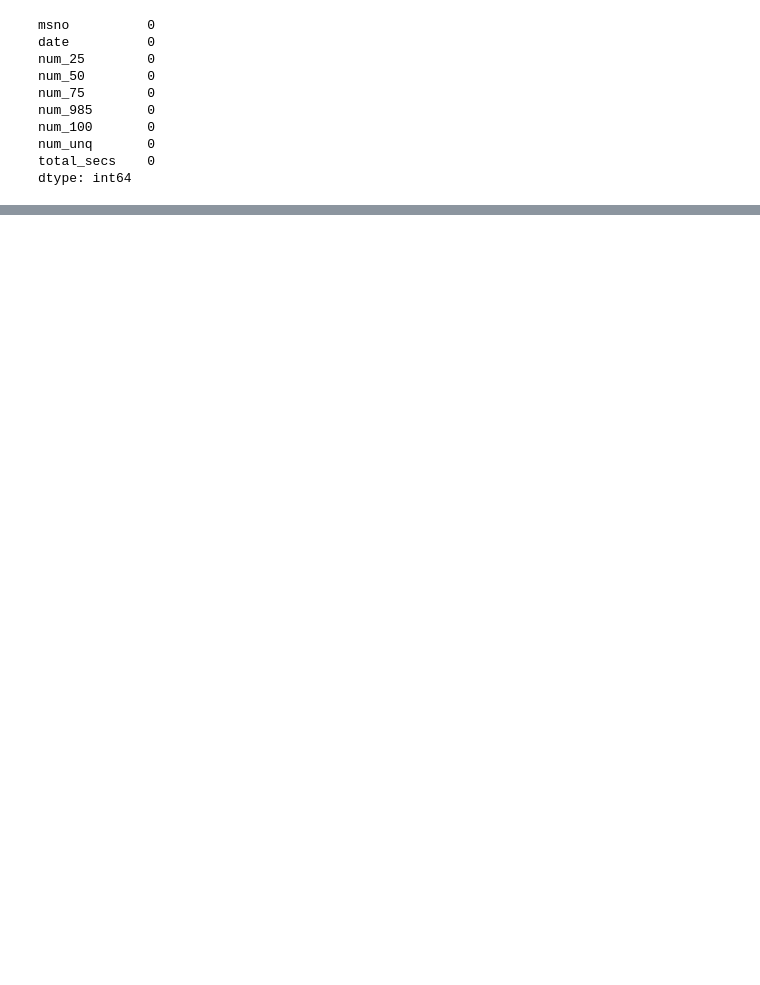
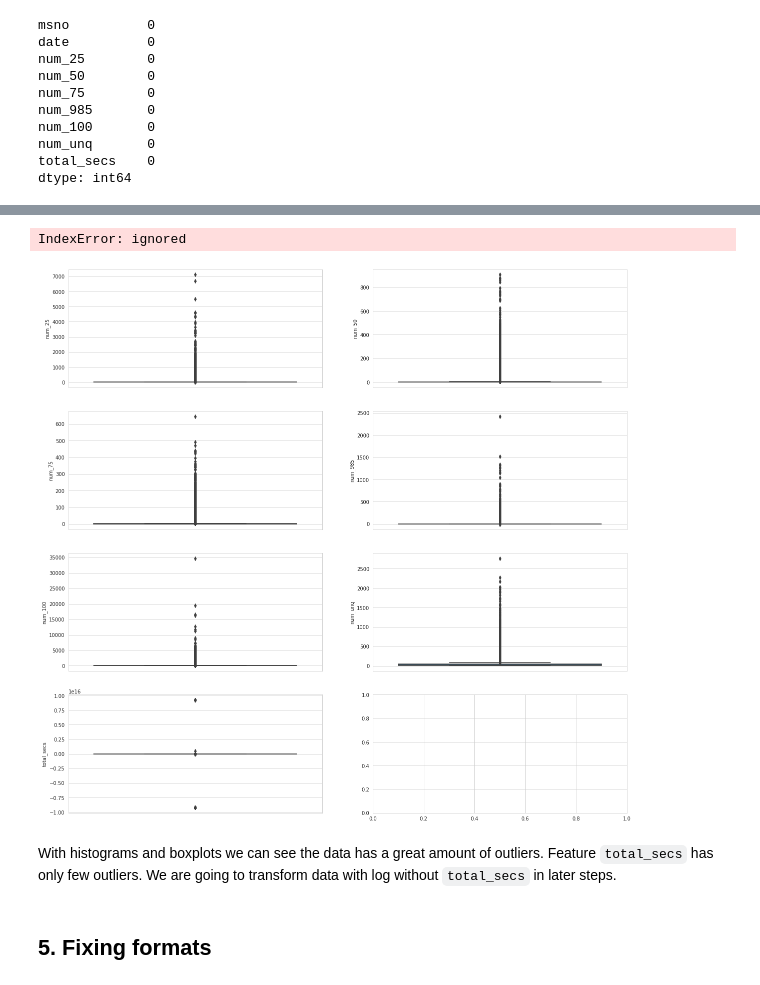
Before and after one commit to jsroa15/KKBOX, a Jupyter notebook: Logs_Data_Mining.ipynb, the cells around one changed output, grey strips where cells are left out. Saved outputs shown, nothing was run; the diff lists cells and outputs as text; code cells hidden in the pictures; blank space fills up the shorter version.

````diff
--- a/Logs_Data_Mining.ipynb
+++ b/Logs_Data_Mining.ipynb
@@ -72,3 +150,36 @@ dtype: int64
+# %%
+def plotting_numerical_box(data,rows,cols,x_list,size):
+  '''Plot numerical data in subplots using Seaborn
+    Parameters
+    --------------
+      data:Data frame with data
+      rows:Number of rows in subplot
+      cols:Number of columns in subplot
+      x_list:List with features names
+      size:Tupple with size of plot
+
+  '''
+
+  sns.set_style("whitegrid")
+
+  pos=0
+  f, axes = plt.subplots(nrows=rows, ncols=cols,figsize=size)
+  for i in range(0,rows):
+    for j in range(0,cols):
+
+      sns.boxplot(y=data[x_list[pos]],ax=axes[i,j])
+      pos+=1
+
+  return(plt.show())
+# %%
+plotting_numerical_box(logs,4,2,numeric,(20,20))
+# %% [output]
+IndexError: ignored
+[figure, added]
+# %% [markdown]
+With histograms and boxplots we can see the data has a great amount of outliers. Feature ```total_secs``` has only few outliers. We are going to transform data with log without ```total_secs``` in later steps.
+# %% [markdown]
+## 5. Fixing formats
 # %%
 #Change Date format in Transactions Data Frame
 
````
Also changed, not shown: parts of 45 cells of this notebook.
